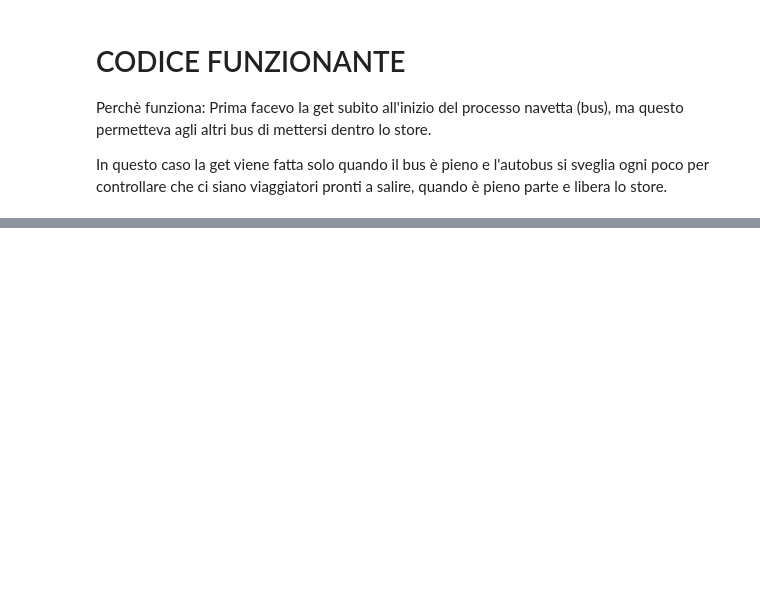
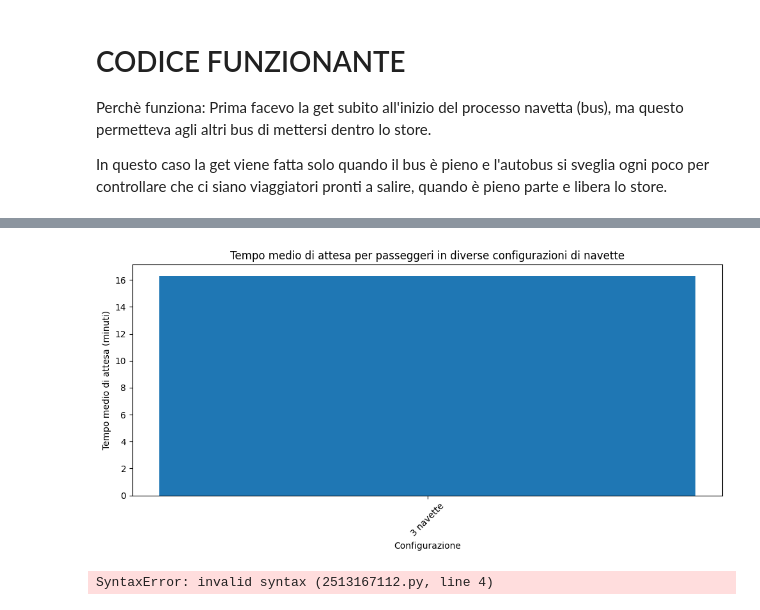
Before and after one commit to fefex302/Discrete-Event-Simulation-for-Bus-Allocation, a Jupyter notebook: multiple_bus_clients.ipynb, the cells around one changed output, grey strips where cells are left out. Drawn from its saved outputs; the diff is of its cells as text; code cells hidden in the pictures; blank space fills up the shorter version.

```diff
--- a/multiple_bus_clients.ipynb
+++ b/multiple_bus_clients.ipynb
@@ -136,0 +242,8 @@ print('--- Simulazione terminata ---')
+# %%
+average_waiting_times = []
+for config in configurations:
+    print(f'Configurazione: {config.num_navette} navette, Smart Driver: {config.smart_driver}, Smart Time: {config.smart_time}, Smart Percentage: {config.smart_percentage}')
+    total_passengers = sum(len(history) for history in config.history)
+    print(f'Totale passeggeri imbarcati: {total_passengers}')
+    average_waiting_times.append(sum(p.time_departure - p.time_arrival for history in config.history for p in history if p.time_departure is not None) / total_passengers)
+    print(f'Tempo medio di attesa per i passeggeri: {average_waiting_times[-1]:.2f} minuti')
@@ -136,0 +268,22 @@ print('--- Simulazione terminata ---')
+# %%
+# Plot the average waiting times for each configuration
+plt.figure(figsize=(10, 5))
+plt.bar([f'{config.num_navette} navette' for config in configurations], average_waiting_times)
+plt.xlabel('Configurazione')
+plt.ylabel('Tempo medio di attesa (minuti)')
+plt.title('Tempo medio di attesa per passeggeri in diverse configurazioni di navette')
+plt.xticks(rotation=45)
+plt.tight_layout()
+plt.show()
+# %% [output]
+[figure, added]
+# %%
+for config in configurations:
+    print(f'Configuration: {config.num_navette} navette, Smart Driver: {config.smart_driver}')
+    print(f'Total passengers boarded: {len(config.history)}')
+    waiting_times = [(p.time_departure + TRAVEL_TIME) - p.time_arrival for p in config.history[] if p.time_departure is not None]
+    print(f'Average waiting time: {sum(waiting_times) / len(waiting_times):.2f} minutes')
+    print(f'maximum waiting time: {max(waiting_times):.2f} minutes')
+    print('---')
+# %% [output]
+SyntaxError: invalid syntax (2513167112.py, line 4)
```
Also changed, not shown: parts of 6 cells of this notebook.
